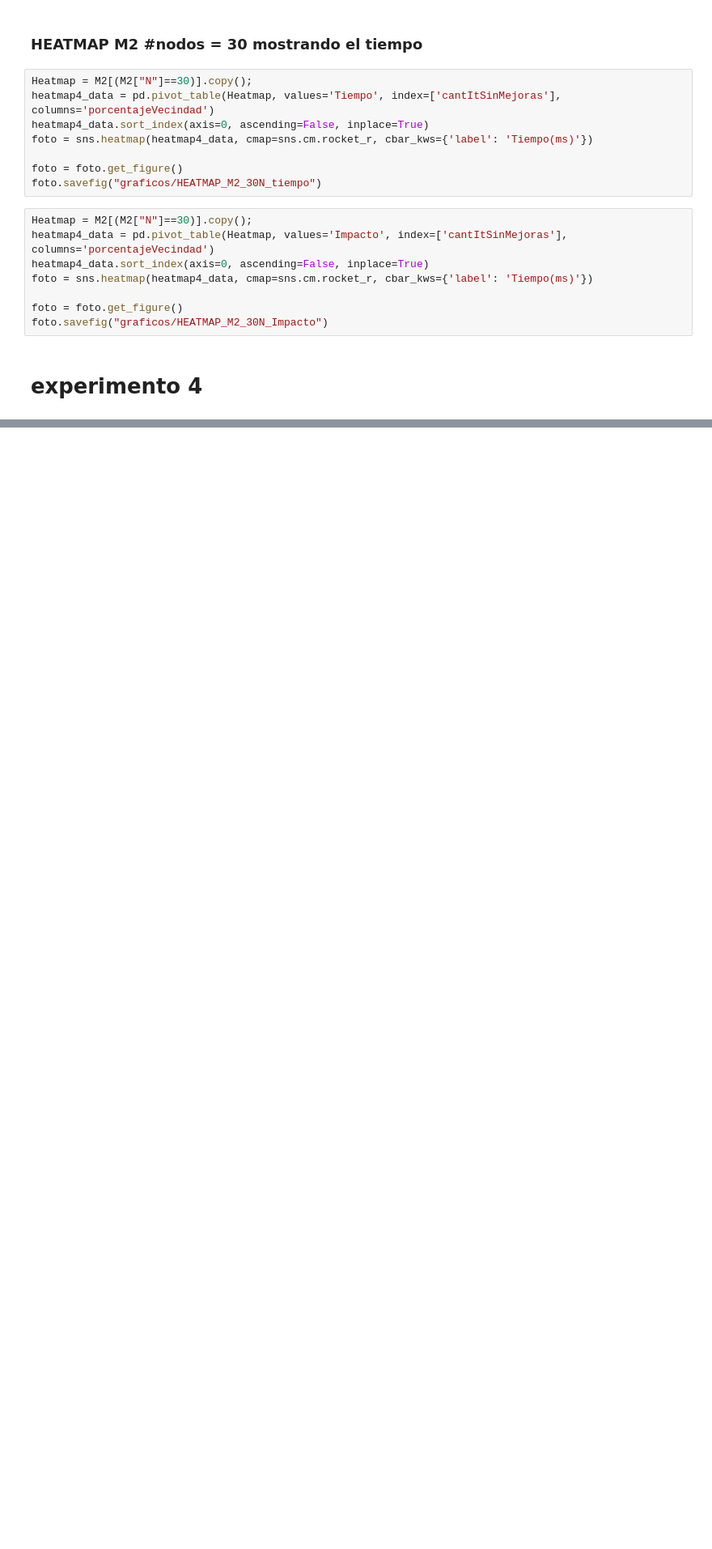
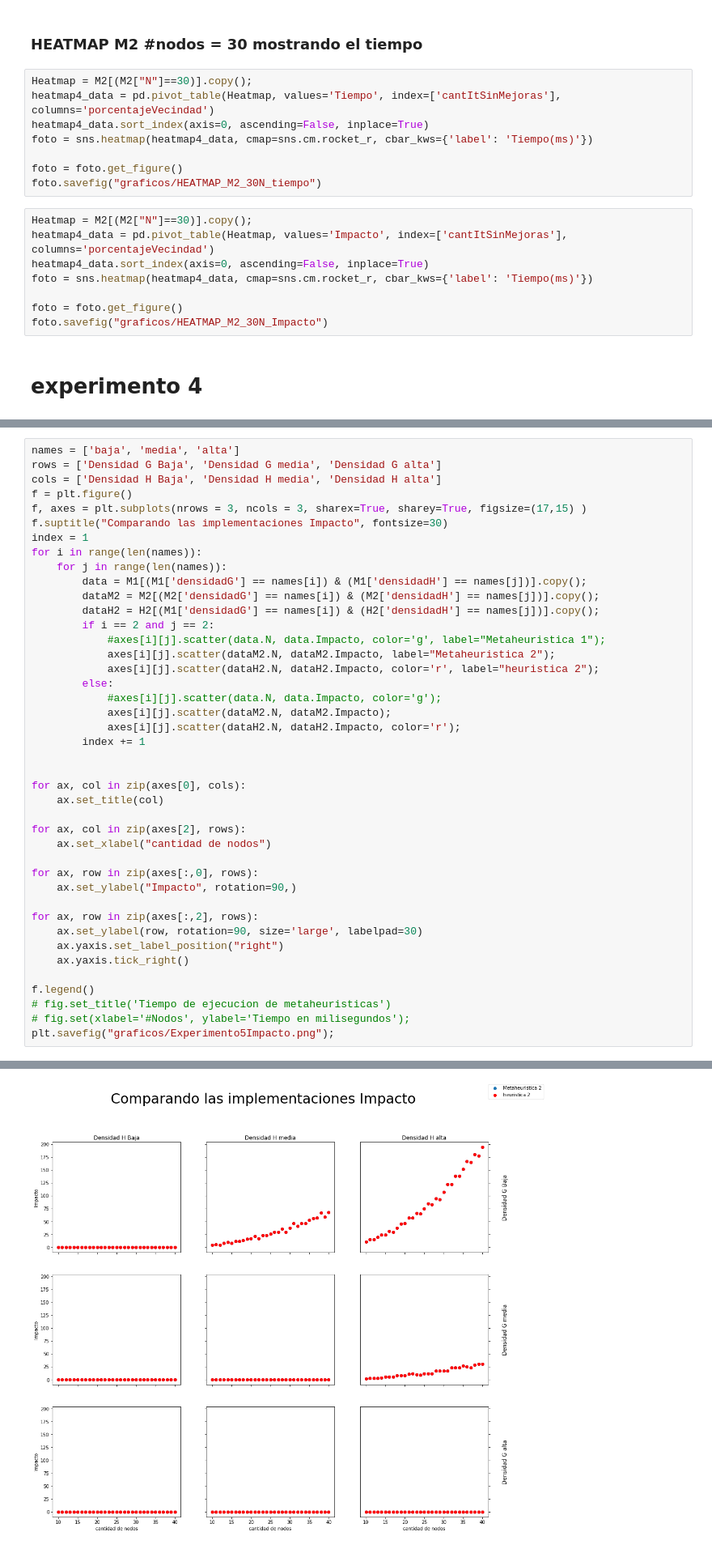
Before and after one commit to sebasbocaccio/AED3-Tp2-Metaheuristicas, a Jupyter notebook: Grafo/Plotter2.ipynb, the cells around one changed output, grey strips where cells are left out. Shown at 81% size. Cells and saved outputs as stored; diff of their text form; blank space fills up the shorter version.

```diff
--- a/Grafo/Plotter2.ipynb
+++ b/Grafo/Plotter2.ipynb
@@ -358,0 +384,43 @@ plt.savefig("graficos/Experimento5.png");
+# %%
+names = ['baja', 'media', 'alta']
+rows = ['Densidad G Baja', 'Densidad G media', 'Densidad G alta']
+cols = ['Densidad H Baja', 'Densidad H media', 'Densidad H alta']
+f = plt.figure()
+f, axes = plt.subplots(nrows = 3, ncols = 3, sharex=True, sharey=True, figsize=(17,15) )
+f.suptitle("Comparando las implementaciones Impacto", fontsize=30)
+index = 1
+for i in range(len(names)):
+    for j in range(len(names)):
+        data = M1[(M1['densidadG'] == names[i]) & (M1['densidadH'] == names[j])].copy();
+        dataM2 = M2[(M2['densidadG'] == names[i]) & (M2['densidadH'] == names[j])].copy();
+        dataH2 = H2[(M1['densidadG'] == names[i]) & (H2['densidadH'] == names[j])].copy();
+        if i == 2 and j == 2:
+            #axes[i][j].scatter(data.N, data.Impacto, color='g', label="Metaheuristica 1");
+            axes[i][j].scatter(dataM2.N, dataM2.Impacto, label="Metaheuristica 2");
+            axes[i][j].scatter(dataH2.N, dataH2.Impacto, color='r', label="heuristica 2");
+        else:
+            #axes[i][j].scatter(data.N, data.Impacto, color='g');
+            axes[i][j].scatter(dataM2.N, dataM2.Impacto);
+            axes[i][j].scatter(dataH2.N, dataH2.Impacto, color='r');
+        index += 1
+
+
+for ax, col in zip(axes[0], cols):
+    ax.set_title(col)
+
+for ax, col in zip(axes[2], rows):
+    ax.set_xlabel("cantidad de nodos")
+
+for ax, row in zip(axes[:,0], rows):
+    ax.set_ylabel("Impacto", rotation=90,)
+
+for ax, row in zip(axes[:,2], rows):
+    ax.set_ylabel(row, rotation=90, size='large', labelpad=30)
+    ax.yaxis.set_label_position("right")
+    ax.yaxis.tick_right()
+
+f.legend()
+# fig.set_title('Tiempo de ejecucion de metaheuristicas')
+# fig.set(xlabel='#Nodos', ylabel='Tiempo en milisegundos');
+plt.savefig("graficos/Experimento5Impacto.png");
+# %% [output]
@@ -358,0 +428 @@ plt.savefig("graficos/Experimento5.png");
+[figure, added]
```
Also changed, not shown: parts of 3 cells of this notebook, 9 other files.
